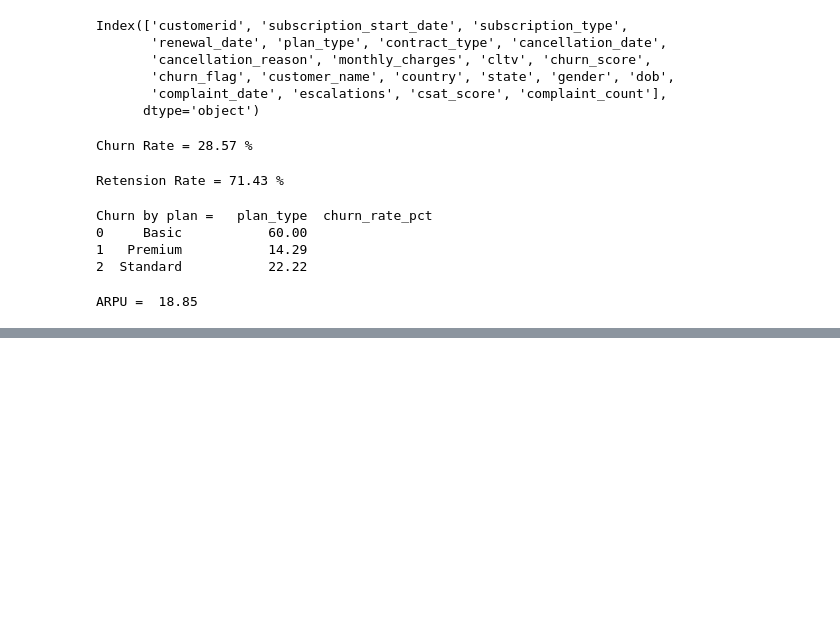
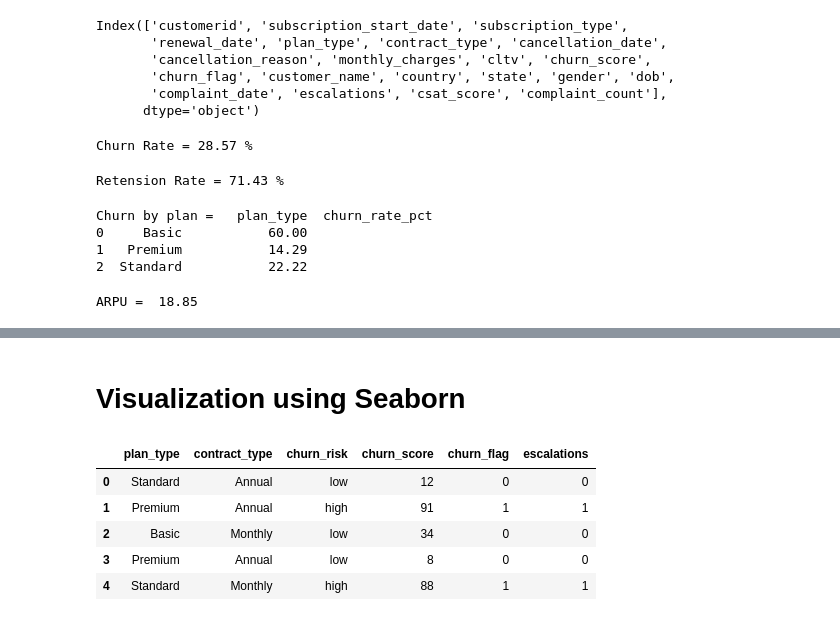
Before and after one commit to rubixz/customer_churn, a Jupyter notebook: churn_analysis.ipynb, the cells around one changed output, grey strips where cells are left out. Cells and saved outputs as stored; diff of their text form; code cells hidden in the pictures; blank space fills up the shorter version.

```diff
--- a/churn_analysis.ipynb
+++ b/churn_analysis.ipynb
@@ -509,0 +635,13 @@ Avg Tenure (days) =  1527 0
+# %% [markdown]
+# **Visualization using Seaborn**
+# %%
+#encoding - convert str to numeric so that we can find corr b/w features.
+
+visual[['plan_type', 'contract_type', 'churn_risk', 'churn_score', 'churn_flag',  'escalations']].head()
+# %% [output]
+|  | plan_type | contract_type | churn_risk | churn_score | churn_flag | escalations |
+| 0 | Standard | Annual | low | 12 | 0 | 0 |
+| 1 | Premium | Annual | high | 91 | 1 | 1 |
+| 2 | Basic | Monthly | low | 34 | 0 | 0 |
+| 3 | Premium | Annual | low | 8 | 0 | 0 |
+| 4 | Standard | Monthly | high | 88 | 1 | 1 |
```
Also changed, not shown: parts of 23 cells of this notebook.
